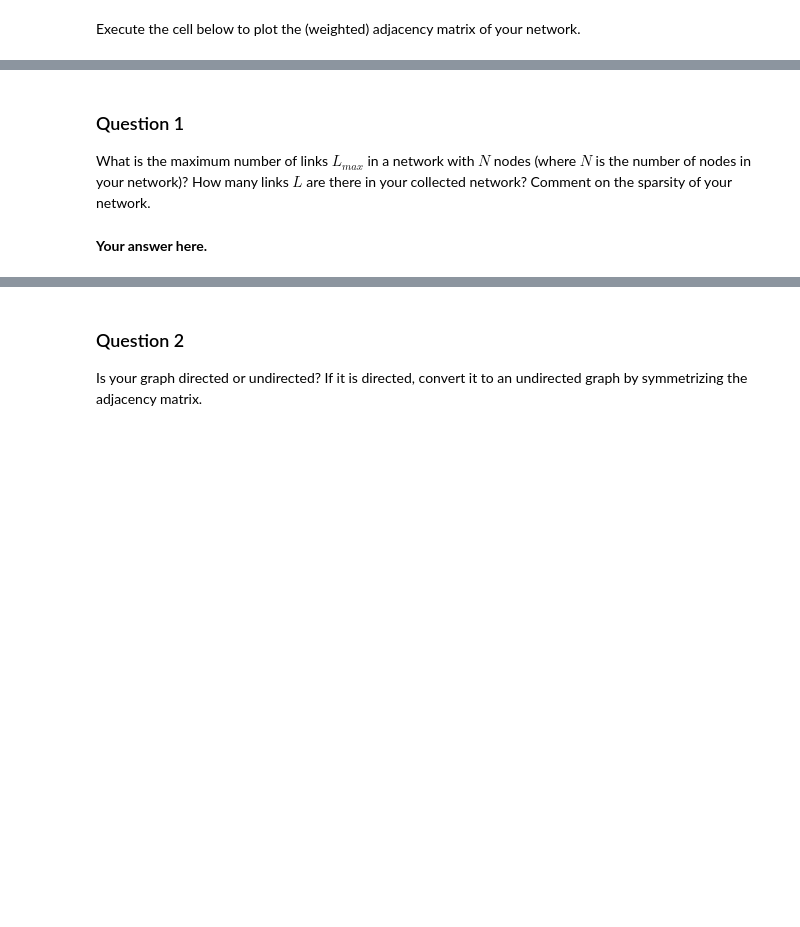
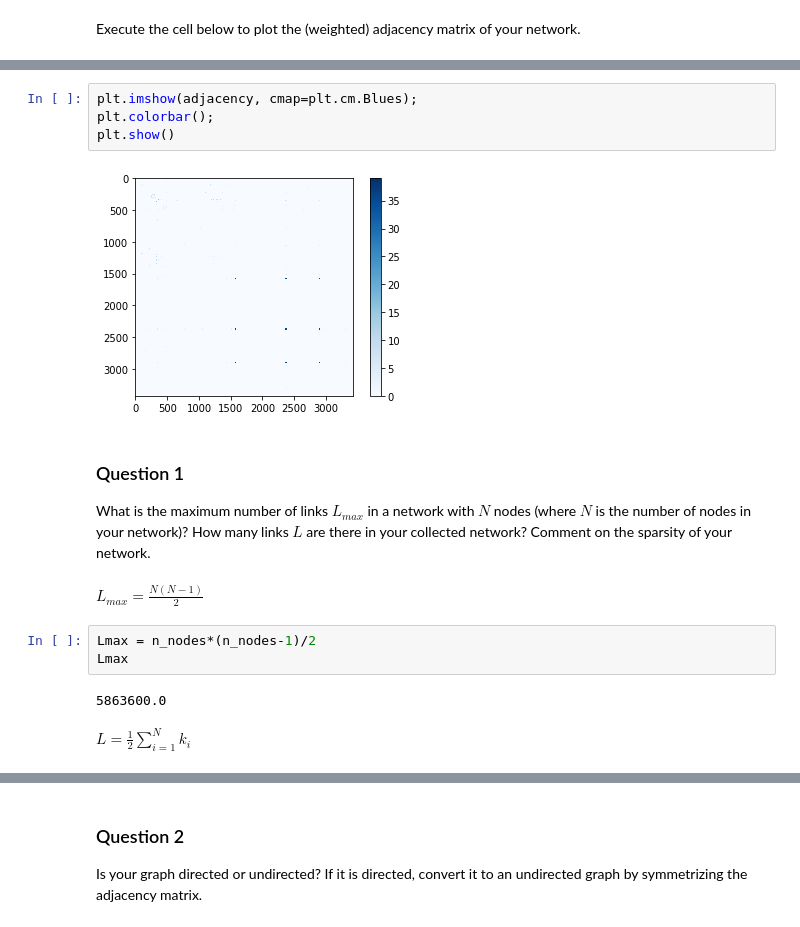
Before and after one commit to nicolasFontbonne/NTDS_group_6, a Jupyter notebook: milestones/1_network_properties.ipynb, the cells around one changed output, grey strips where cells are left out. Cells and saved outputs as stored; diff of their text form; blank space fills up the shorter version.

```diff
--- a/milestones/1_network_properties.ipynb
+++ b/milestones/1_network_properties.ipynb
@@ -123,6 +166,19 @@ Text(0.5, 1.05, 'adjacency matrix')
+# %%
+plt.imshow(adjacency, cmap=plt.cm.Blues);
+plt.colorbar();
+plt.show()
+# %% [output]
+[figure, added]
 # %% [markdown]
 ### Question 1
 
 What is the maximum number of links $L_{max}$ in a network with $N$ nodes (where $N$ is the number of nodes in your network)? How many links $L$ are there in your collected network? Comment on the sparsity of your network.
-# %% [markdown]
-**Your answer here.**
+# %% [markdown]
+$L_{max}=\frac{N(N-1)}{2}$
+# %%
+Lmax = n_nodes*(n_nodes-1)/2
+Lmax
+# %% [output]
+5863600.0
+# %% [markdown]
+$L=\frac{1}{2}\sum_{i=1}^{N}k_i$
```
Also changed, not shown: parts of 20 cells of this notebook.
